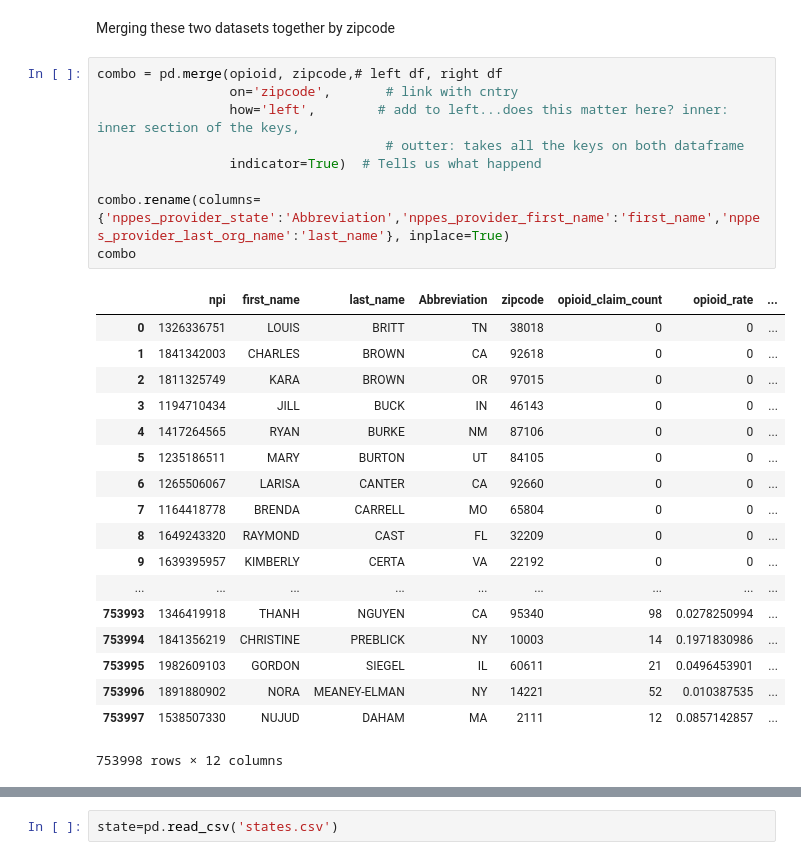
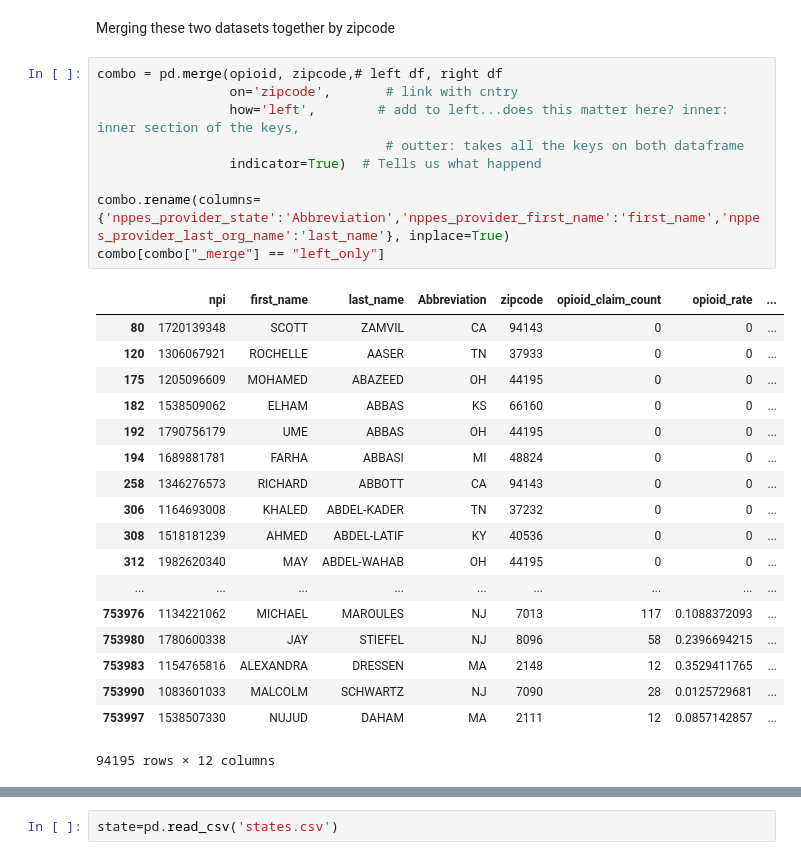
Before and after one commit to sw2804/my_first_repository, a Jupyter notebook: Data report.ipynb, the cells around one changed output, grey strips where cells are left out. Cells and saved outputs as stored; diff of their text form.

```diff
--- a/Data report.ipynb
+++ b/Data report.ipynb
@@ -116,28 +116,28 @@ Merging these two datasets together by zipcode
 # %%
 combo = pd.merge(opioid, zipcode,# left df, right df
                  on='zipcode',       # link with cntry
                  how='left',        # add to left...does this matter here? inner: inner section of the keys,
                                      # outter: takes all the keys on both dataframe
                  indicator=True)  # Tells us what happend
 
 combo.rename(columns={'nppes_provider_state':'Abbreviation','nppes_provider_first_name':'first_name','nppes_provider_last_org_name':'last_name'}, inplace=True)
-combo
+combo[combo["_merge"] == "left_only"]
 # %% [output]
 |  | npi | first_name | last_name | Abbreviation | zipcode | opioid_claim_count | opioid_rate | ... |
-| 0 | 1326336751 | LOUIS | BRITT | TN | 38018 | 0 | 0 | ... |
-| 1 | 1841342003 | CHARLES | BROWN | CA | 92618 | 0 | 0 | ... |
-| 2 | 1811325749 | KARA | BROWN | OR | 97015 | 0 | 0 | ... |
-| 3 | 1194710434 | JILL | BUCK | IN | 46143 | 0 | 0 | ... |
-| 4 | 1417264565 | RYAN | BURKE | NM | 87106 | 0 | 0 | ... |
-| 5 | 1235186511 | MARY | BURTON | UT | 84105 | 0 | 0 | ... |
-| 6 | 1265506067 | LARISA | CANTER | CA | 92660 | 0 | 0 | ... |
-| 7 | 1164418778 | BRENDA | CARRELL | MO | 65804 | 0 | 0 | ... |
-| 8 | 1649243320 | RAYMOND | CAST | FL | 32209 | 0 | 0 | ... |
-| 9 | 1639395957 | KIMBERLY | CERTA | VA | 22192 | 0 | 0 | ... |
+| 80 | 1720139348 | SCOTT | ZAMVIL | CA | 94143 | 0 | 0 | ... |
+| 120 | 1306067921 | ROCHELLE | AASER | TN | 37933 | 0 | 0 | ... |
+| 175 | 1205096609 | MOHAMED | ABAZEED | OH | 44195 | 0 | 0 | ... |
+| 182 | 1538509062 | ELHAM | ABBAS | KS | 66160 | 0 | 0 | ... |
+| 192 | 1790756179 | UME | ABBAS | OH | 44195 | 0 | 0 | ... |
+| 194 | 1689881781 | FARHA | ABBASI | MI | 48824 | 0 | 0 | ... |
+| 258 | 1346276573 | RICHARD | ABBOTT | CA | 94143 | 0 | 0 | ... |
+| 306 | 1164693008 | KHALED | ABDEL-KADER | TN | 37232 | 0 | 0 | ... |
+| 308 | 1518181239 | AHMED | ABDEL-LATIF | KY | 40536 | 0 | 0 | ... |
+| 312 | 1982620340 | MAY | ABDEL-WAHAB | OH | 44195 | 0 | 0 | ... |
 | ... | ... | ... | ... | ... | ... | ... | ... | ... |
-| 753993 | 1346419918 | THANH | NGUYEN | CA | 95340 | 98 | 0.0278250994 | ... |
-| 753994 | 1841356219 | CHRISTINE | PREBLICK | NY | 10003 | 14 | 0.1971830986 | ... |
-| 753995 | 1982609103 | GORDON | SIEGEL | IL | 60611 | 21 | 0.0496453901 | ... |
-| 753996 | 1891880902 | NORA | MEANEY-ELMAN | NY | 14221 | 52 | 0.010387535 | ... |
+| 753976 | 1134221062 | MICHAEL | MAROULES | NJ | 7013 | 117 | 0.1088372093 | ... |
+| 753980 | 1780600338 | JAY | STIEFEL | NJ | 8096 | 58 | 0.2396694215 | ... |
+| 753983 | 1154765816 | ALEXANDRA | DRESSEN | MA | 2148 | 12 | 0.3529411765 | ... |
+| 753990 | 1083601033 | MALCOLM | SCHWARTZ | NJ | 7090 | 28 | 0.0125729681 | ... |
 | 753997 | 1538507330 | NUJUD | DAHAM | MA | 2111 | 12 | 0.0857142857 | ... |
-753998 rows × 12 columns
+94195 rows × 12 columns
```
Also changed, not shown: parts of 4 cells of this notebook.
